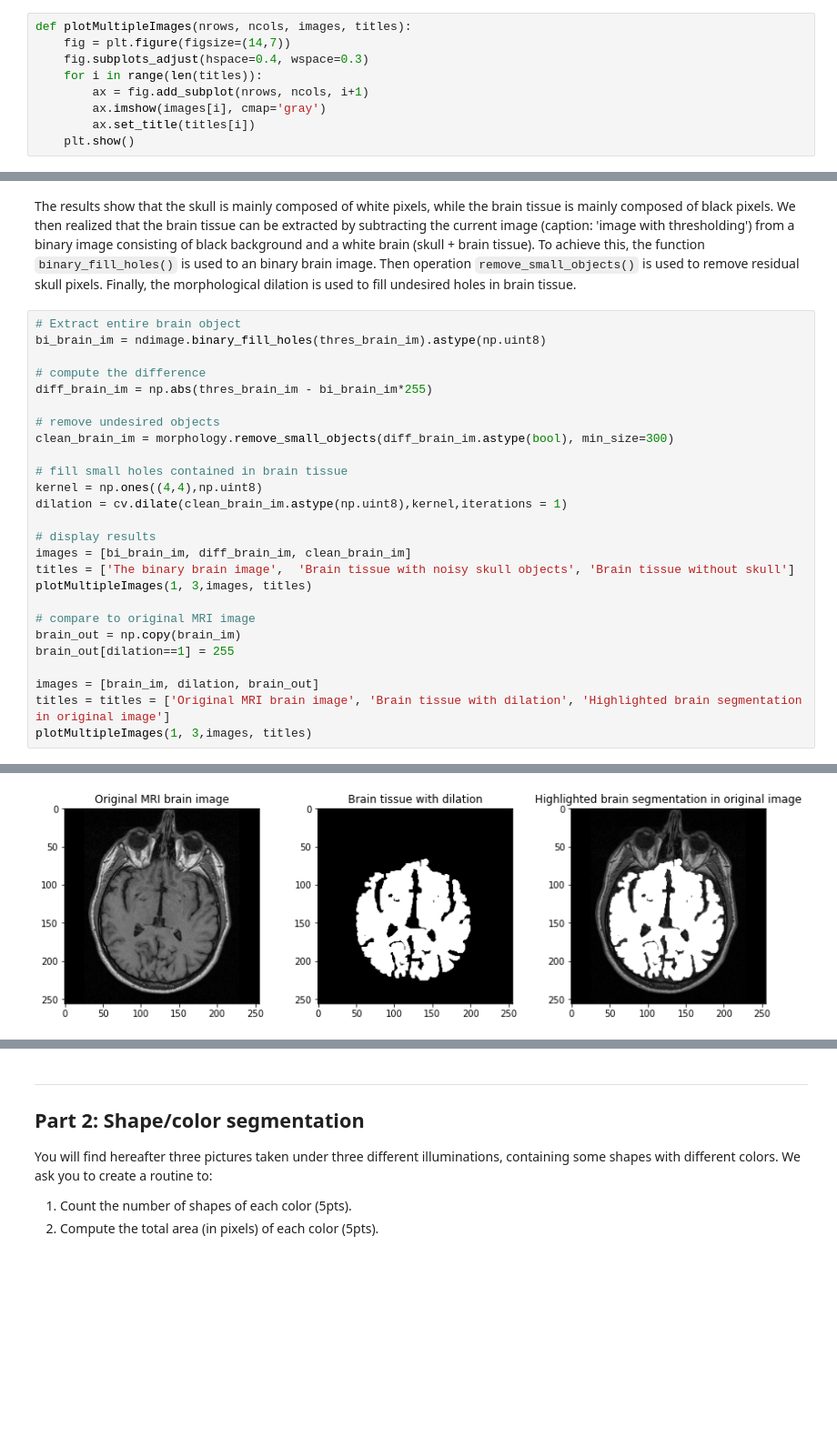
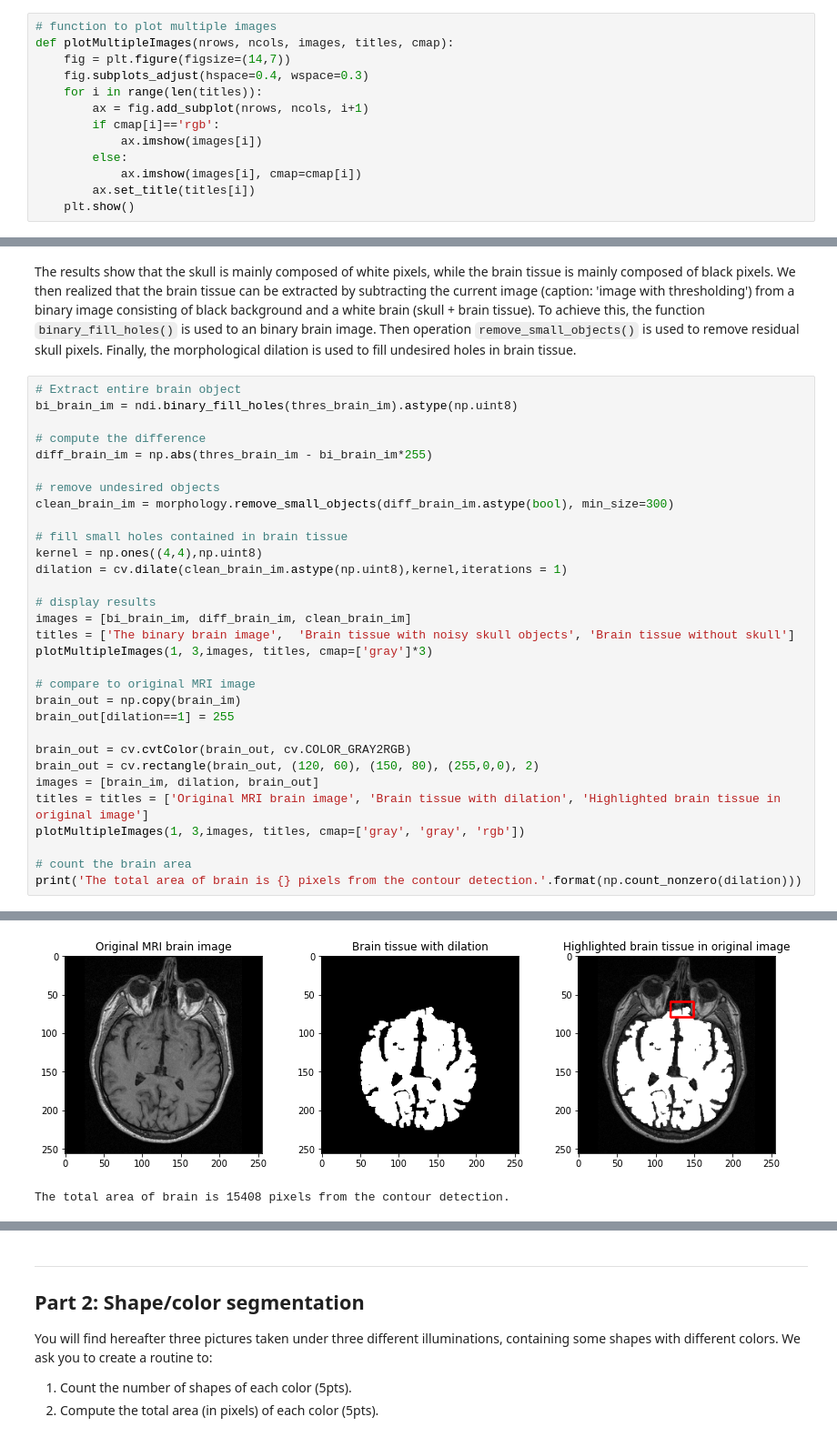
Before and after one commit to LTS5/iapr, a Jupyter notebook: labs/lab_01_segmentation.ipynb, the cells around one changed output, grey strips where cells are left out. Shown at 91% size. Drawn from its saved outputs; the diff is of its cells as text; blank space fills up the shorter version.

```diff
--- a/labs/lab_01_segmentation.ipynb
+++ b/labs/lab_01_segmentation.ipynb
@@ -125,9 +104,13 @@ plt.show()
 # %%
-def plotMultipleImages(nrows, ncols, images, titles):
+# function to plot multiple images
+def plotMultipleImages(nrows, ncols, images, titles, cmap):
     fig = plt.figure(figsize=(14,7))
     fig.subplots_adjust(hspace=0.4, wspace=0.3)
     for i in range(len(titles)):
         ax = fig.add_subplot(nrows, ncols, i+1)
-        ax.imshow(images[i], cmap='gray')
+        if cmap[i]=='rgb':
+            ax.imshow(images[i])
+        else:
+            ax.imshow(images[i], cmap=cmap[i])
         ax.set_title(titles[i])
     plt.show()
@@ -296,30 +269,36 @@ plotMultipleImages(1, 2,images, titles)
 The results show that the skull is mainly composed of white pixels, while the brain tissue is mainly composed of black pixels. We then realized that the brain tissue can be extracted by subtracting the current image (caption: 'image with thresholding') from a binary image consisting of black background and a white brain (skull + brain tissue). To achieve this, the function `binary_fill_holes()` is used to an binary brain image. Then  operation `remove_small_objects()` is used to remove residual skull pixels. Finally, the morphological dilation is used to fill undesired holes in brain tissue.
 # %%
 # Extract entire brain object
-bi_brain_im = ndimage.binary_fill_holes(thres_brain_im).astype(np.uint8)
+bi_brain_im = ndi.binary_fill_holes(thres_brain_im).astype(np.uint8)
 
 # compute the difference
 diff_brain_im = np.abs(thres_brain_im - bi_brain_im*255)
 
 # remove undesired objects
 clean_brain_im = morphology.remove_small_objects(diff_brain_im.astype(bool), min_size=300)
 
 # fill small holes contained in brain tissue
 kernel = np.ones((4,4),np.uint8)
 dilation = cv.dilate(clean_brain_im.astype(np.uint8),kernel,iterations = 1)
 
 # display results
 images = [bi_brain_im, diff_brain_im, clean_brain_im]
 titles = ['The binary brain image',  'Brain tissue with noisy skull objects', 'Brain tissue without skull']
-plotMultipleImages(1, 3,images, titles)
+plotMultipleImages(1, 3,images, titles, cmap=['gray']*3)
 
 # compare to original MRI image
 brain_out = np.copy(brain_im)
 brain_out[dilation==1] = 255
 
+brain_out = cv.cvtColor(brain_out, cv.COLOR_GRAY2RGB)
+brain_out = cv.rectangle(brain_out, (120, 60), (150, 80), (255,0,0), 2)
 images = [brain_im, dilation, brain_out]
-titles = titles = ['Original MRI brain image', 'Brain tissue with dilation', 'Highlighted brain segmentation in original image']
-plotMultipleImages(1, 3,images, titles)
+titles = titles = ['Original MRI brain image', 'Brain tissue with dilation', 'Highlighted brain tissue in original image']
+plotMultipleImages(1, 3,images, titles, cmap=['gray', 'gray', 'rgb'])
+
+# count the brain area
+print('The total area of brain is {} pixels from the contour detection.'.format(np.count_nonzero(dilation)))
 # %% [output]
 [figure]
-[figure, old version]
+[figure, new version]
+The total area of brain is 15408 pixels from the contour detection.
```
Also changed, not shown: parts of 66 cells of this notebook.
